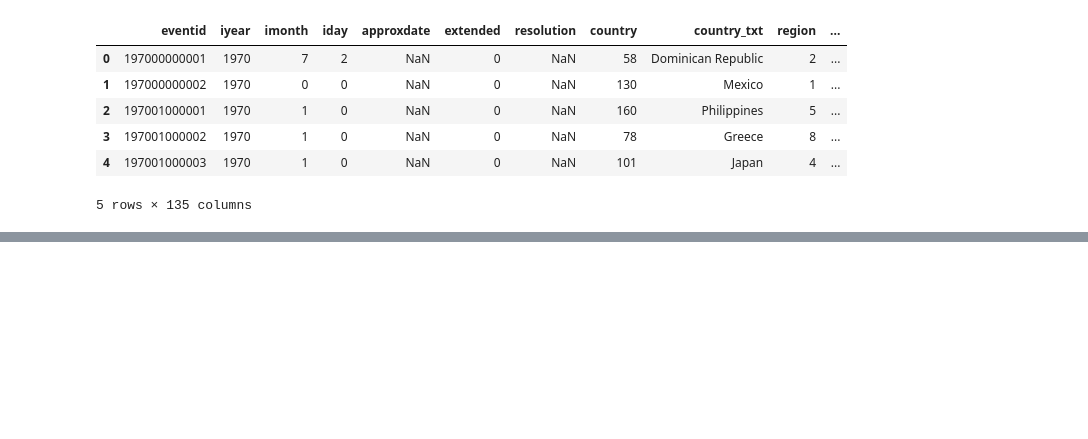
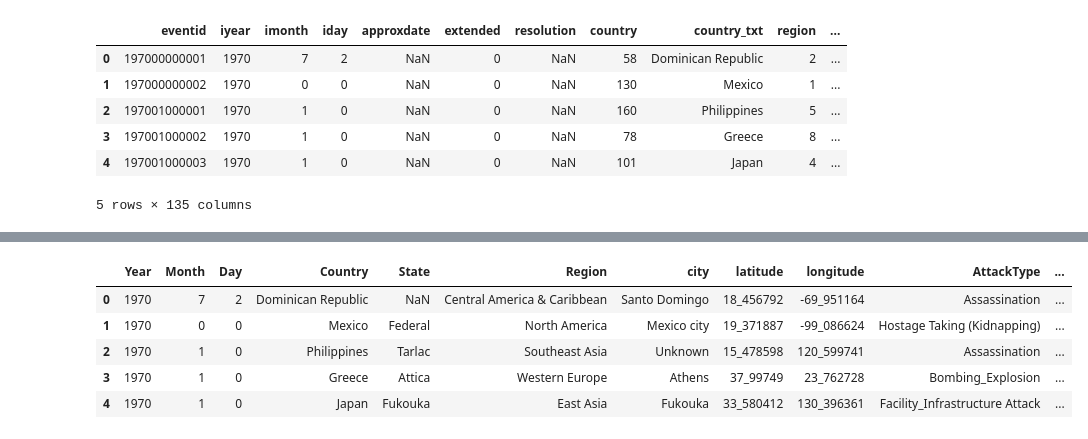
Before and after one commit to Fahad1192/The_Sparks_Foundation, a Jupyter notebook: Task 4 GRIPJAN21.ipynb, the cells around one changed output, grey strips where cells are left out. Saved outputs shown, nothing was run; the diff lists cells and outputs as text; code cells hidden in the pictures; blank space fills up the shorter version.

```diff
--- a/Task 4 GRIPJAN21.ipynb
+++ b/Task 4 GRIPJAN21.ipynb
@@ -82,0 +147,9 @@ TypeError: unsupported operand type(s) for /: 'str' and 'int'
+# %%
+terr_data2.head()
+# %% [output]
+|  | Year | Month | Day | Country | State | Region | city | latitude | longitude | AttackType | ... |
+| 0 | 1970 | 7 | 2 | Dominican Republic | NaN | Central America & Caribbean | Santo Domingo | 18_456792 | -69_951164 | Assassination | ... |
+| 1 | 1970 | 0 | 0 | Mexico | Federal | North America | Mexico city | 19_371887 | -99_086624 | Hostage Taking (Kidnapping) | ... |
+| 2 | 1970 | 1 | 0 | Philippines | Tarlac | Southeast Asia | Unknown | 15_478598 | 120_599741 | Assassination | ... |
+| 3 | 1970 | 1 | 0 | Greece | Attica | Western Europe | Athens | 37_99749 | 23_762728 | Bombing_Explosion | ... |
+| 4 | 1970 | 1 | 0 | Japan | Fukouka | East Asia | Fukouka | 33_580412 | 130_396361 | Facility_Infrastructure Attack | ... |
```
Also changed, not shown: parts of 22 cells of this notebook, 2 other files.
